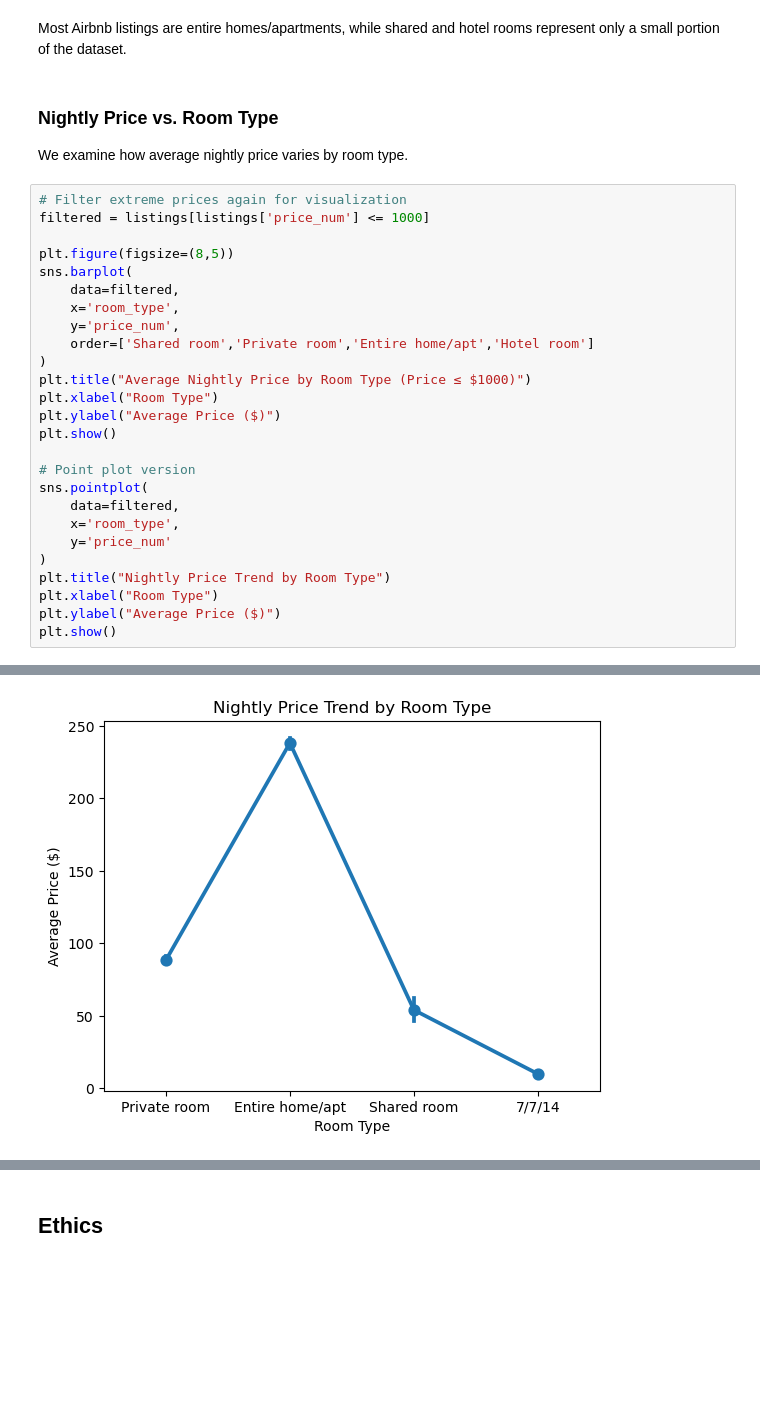
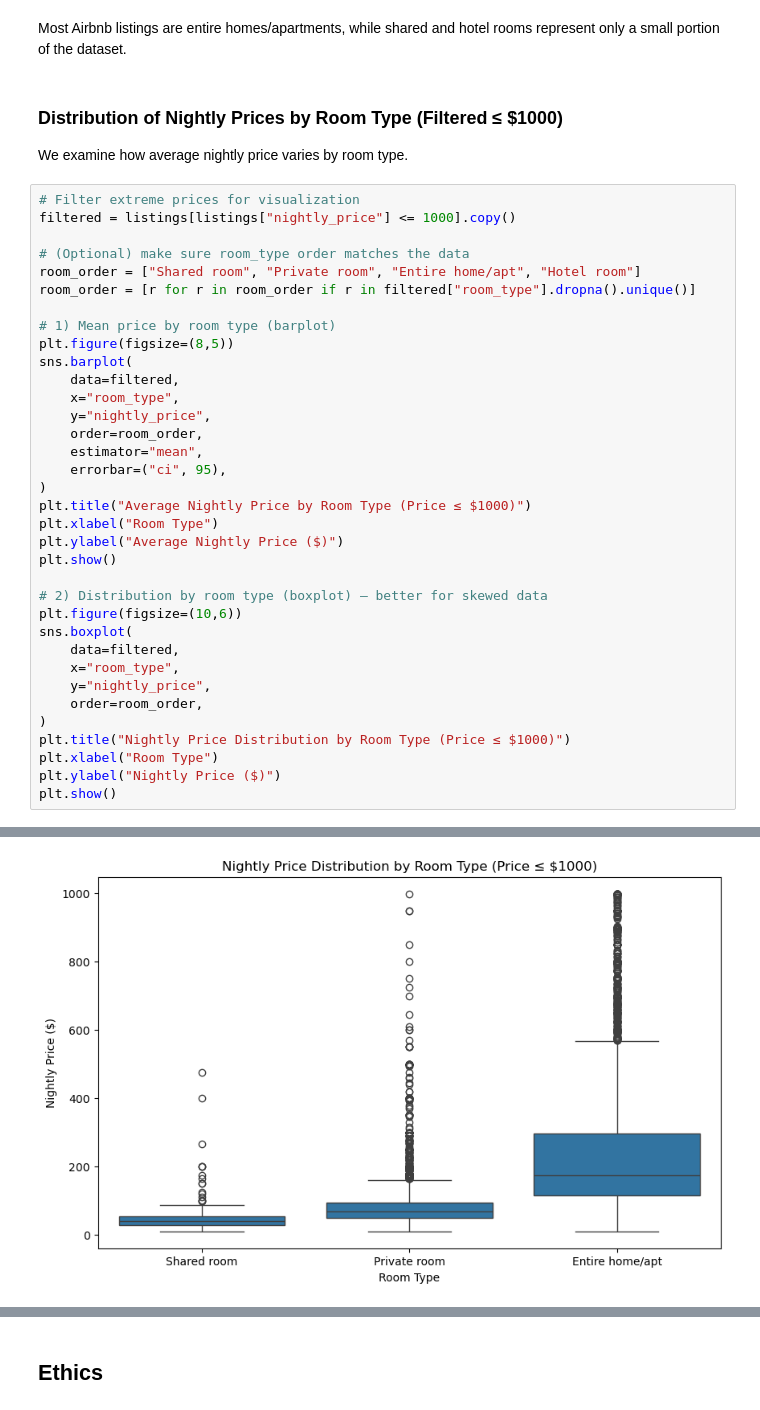
Before and after one commit to COGS108/Group082_WI26, a Jupyter notebook: 02-EDACheckpoint.ipynb, the cells around one changed output, grey strips where cells are left out. Saved outputs shown, nothing was run; the diff lists cells and outputs as text; blank space fills up the shorter version.

Commit message:
Fix price column, update EDA plots, and save cleaned dataset

```diff
--- a/02-EDACheckpoint.ipynb
+++ b/02-EDACheckpoint.ipynb
@@ -446,33 +461,42 @@ plt.show()
 # %% [markdown]
 Most Airbnb listings are entire homes/apartments, while shared and hotel rooms represent only a small portion of the dataset.
 # %% [markdown]
-### Nightly Price vs. Room Type
+### Distribution of Nightly Prices by Room Type (Filtered ≤ $1000)
 
 We examine how average nightly price varies by room type.
 # %%
-# Filter extreme prices again for visualization
-filtered = listings[listings['price_num'] <= 1000]
+# Filter extreme prices for visualization
+filtered = listings[listings["nightly_price"] <= 1000].copy()
 
+# (Optional) make sure room_type order matches the data
+room_order = ["Shared room", "Private room", "Entire home/apt", "Hotel room"]
+room_order = [r for r in room_order if r in filtered["room_type"].dropna().unique()]
+
+# 1) Mean price by room type (barplot)
 plt.figure(figsize=(8,5))
 sns.barplot(
     data=filtered,
-    x='room_type',
-    y='price_num',
-    order=['Shared room','Private room','Entire home/apt','Hotel room']
+    x="room_type",
+    y="nightly_price",
+    order=room_order,
+    estimator="mean",
+    errorbar=("ci", 95),
 )
 plt.title("Average Nightly Price by Room Type (Price ≤ $1000)")
 plt.xlabel("Room Type")
-plt.ylabel("Average Price ($)")
+plt.ylabel("Average Nightly Price ($)")
 plt.show()
 
-# Point plot version
-sns.pointplot(
+# 2) Distribution by room type (boxplot) — better for skewed data
+plt.figure(figsize=(10,6))
+sns.boxplot(
     data=filtered,
-    x='room_type',
-    y='price_num'
+    x="room_type",
+    y="nightly_price",
+    order=room_order,
 )
-plt.title("Nightly Price Trend by Room Type")
+plt.title("Nightly Price Distribution by Room Type (Price ≤ $1000)")
 plt.xlabel("Room Type")
-plt.ylabel("Average Price ($)")
+plt.ylabel("Nightly Price ($)")
 plt.show()
 # %% [output]
@@ -480 +504 @@ plt.show()
-[figure, old version]
+[figure, new version]
```
Also changed, not shown: parts of 26 cells of this notebook, 1 other file.
